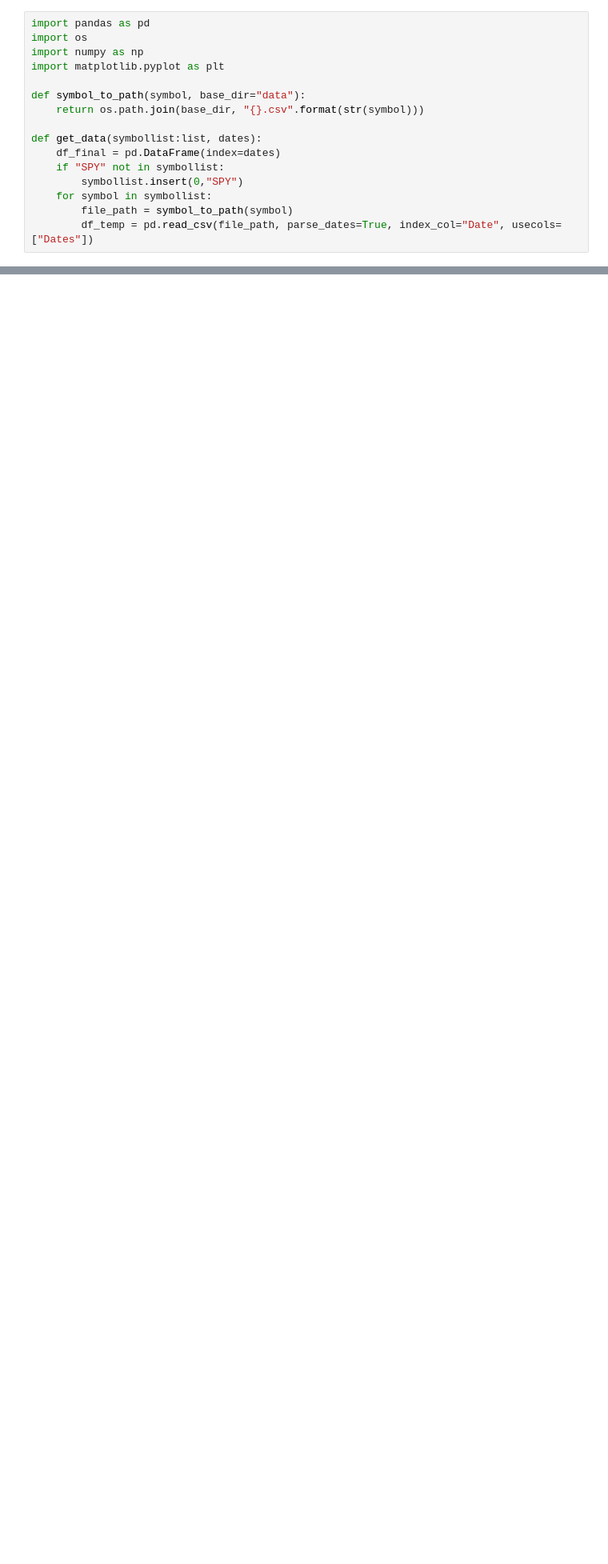
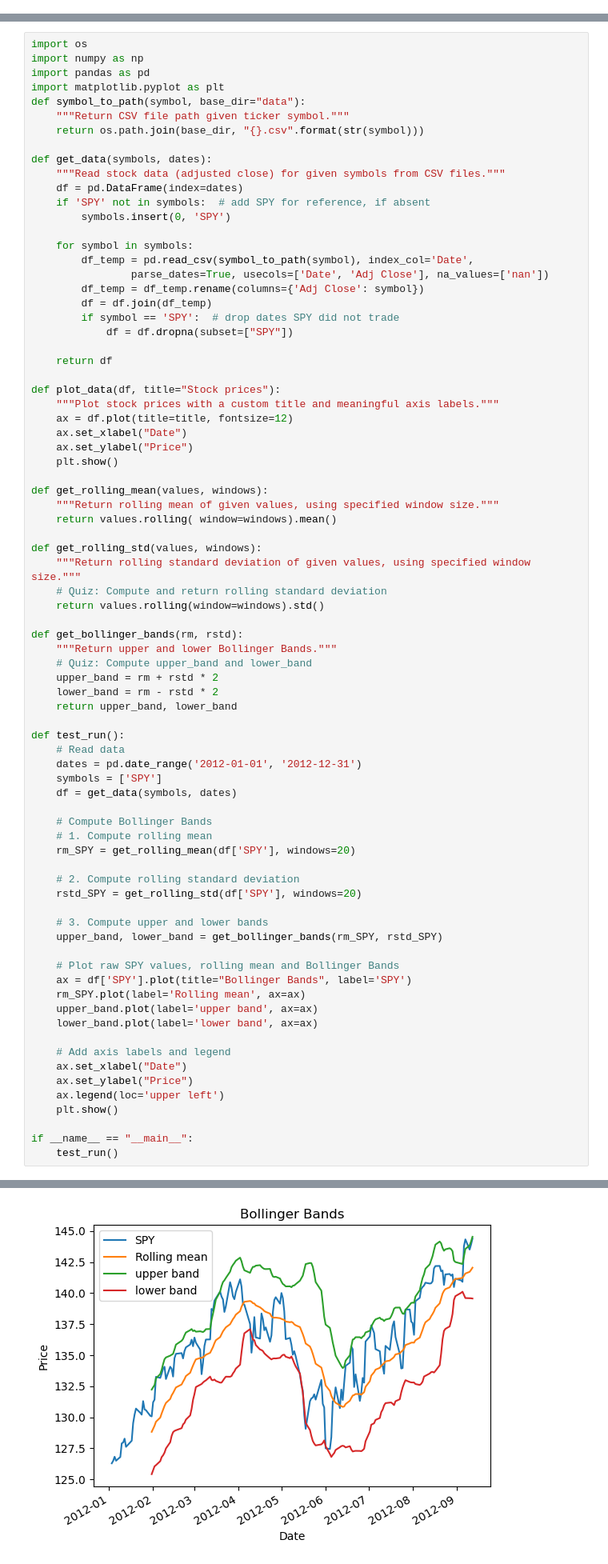
Before and after one commit to rayguo17/ml4t_environment, a Jupyter notebook: playground.ipynb, the cells around one changed output, grey strips where cells are left out. Shown: that part at 80% size. Saved outputs shown, nothing was run; the diff lists cells and outputs as text; blank space fills up the shorter version.

```diff
--- a/playground.ipynb
+++ b/playground.ipynb
@@ -1,16 +0,0 @@
-# %%
-import pandas as pd
-import os
-import numpy as np
-import matplotlib.pyplot as plt
-
-def symbol_to_path(symbol, base_dir="data"):
-    return os.path.join(base_dir, "{}.csv".format(str(symbol)))
-
-def get_data(symbollist:list, dates):
-    df_final = pd.DataFrame(index=dates)
-    if "SPY" not in symbollist:
-        symbollist.insert(0,"SPY")
-    for symbol in symbollist:
-        file_path = symbol_to_path(symbol)
-        df_temp = pd.read_csv(file_path, parse_dates=True, index_col="Date", usecols=["Dates"])
@@ -58,0 +1,79 @@ print(win_n_time(80))
+# %%
+import os
+import numpy as np
+import pandas as pd
+import matplotlib.pyplot as plt
+def symbol_to_path(symbol, base_dir="data"):
+    """Return CSV file path given ticker symbol."""
+    return os.path.join(base_dir, "{}.csv".format(str(symbol)))
+
+def get_data(symbols, dates):
+    """Read stock data (adjusted close) for given symbols from CSV files."""
+    df = pd.DataFrame(index=dates)
+    if 'SPY' not in symbols:  # add SPY for reference, if absent
+        symbols.insert(0, 'SPY')
+
+    for symbol in symbols:
+        df_temp = pd.read_csv(symbol_to_path(symbol), index_col='Date',
+                parse_dates=True, usecols=['Date', 'Adj Close'], na_values=['nan'])
+        df_temp = df_temp.rename(columns={'Adj Close': symbol})
+        df = df.join(df_temp)
+        if symbol == 'SPY':  # drop dates SPY did not trade
+            df = df.dropna(subset=["SPY"])
+
+    return df
+
+def plot_data(df, title="Stock prices"):
+    """Plot stock prices with a custom title and meaningful axis labels."""
+    ax = df.plot(title=title, fontsize=12)
+    ax.set_xlabel("Date")
+    ax.set_ylabel("Price")
+    plt.show()
+
+def get_rolling_mean(values, windows):
+    """Return rolling mean of given values, using specified window size."""
+    return values.rolling( window=windows).mean()
+
+def get_rolling_std(values, windows):
+    """Return rolling standard deviation of given values, using specified window size."""
+    # Quiz: Compute and return rolling standard deviation
+    return values.rolling(window=windows).std()
+
+def get_bollinger_bands(rm, rstd):
+    """Return upper and lower Bollinger Bands."""
+    # Quiz: Compute upper_band and lower_band
+    upper_band = rm + rstd * 2
+    lower_band = rm - rstd * 2
+    return upper_band, lower_band
+
+def test_run():
+    # Read data
+    dates = pd.date_range('2012-01-01', '2012-12-31')
+    symbols = ['SPY']
+    df = get_data(symbols, dates)
+
+    # Compute Bollinger Bands
+    # 1. Compute rolling mean
+    rm_SPY = get_rolling_mean(df['SPY'], windows=20)
+
+    # 2. Compute rolling standard deviation
+    rstd_SPY = get_rolling_std(df['SPY'], windows=20)
+
+    # 3. Compute upper and lower bands
+    upper_band, lower_band = get_bollinger_bands(rm_SPY, rstd_SPY)
+
+    # Plot raw SPY values, rolling mean and Bollinger Bands
+    ax = df['SPY'].plot(title="Bollinger Bands", label='SPY')
+    rm_SPY.plot(label='Rolling mean', ax=ax)
+    upper_band.plot(label='upper band', ax=ax)
+    lower_band.plot(label='lower band', ax=ax)
+
+    # Add axis labels and legend
+    ax.set_xlabel("Date")
+    ax.set_ylabel("Price")
+    ax.legend(loc='upper left')
+    plt.show()
+
+if __name__ == "__main__":
+    test_run()
+# %% [output]
@@ -58,0 +81 @@ print(win_n_time(80))
+[figure, added]
```
Also changed, not shown: parts of 2 cells of this notebook, 3 other files.
